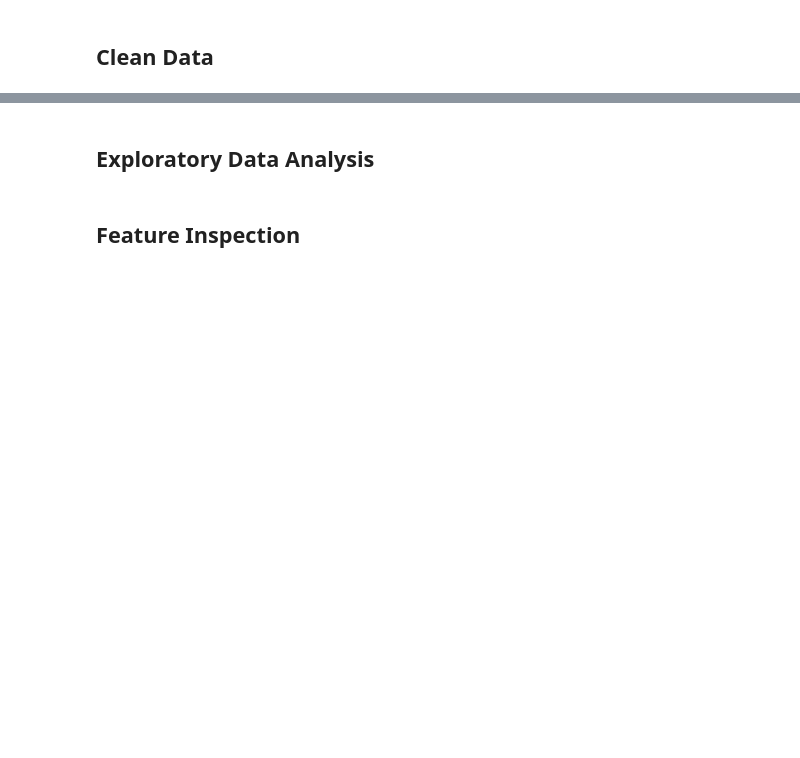
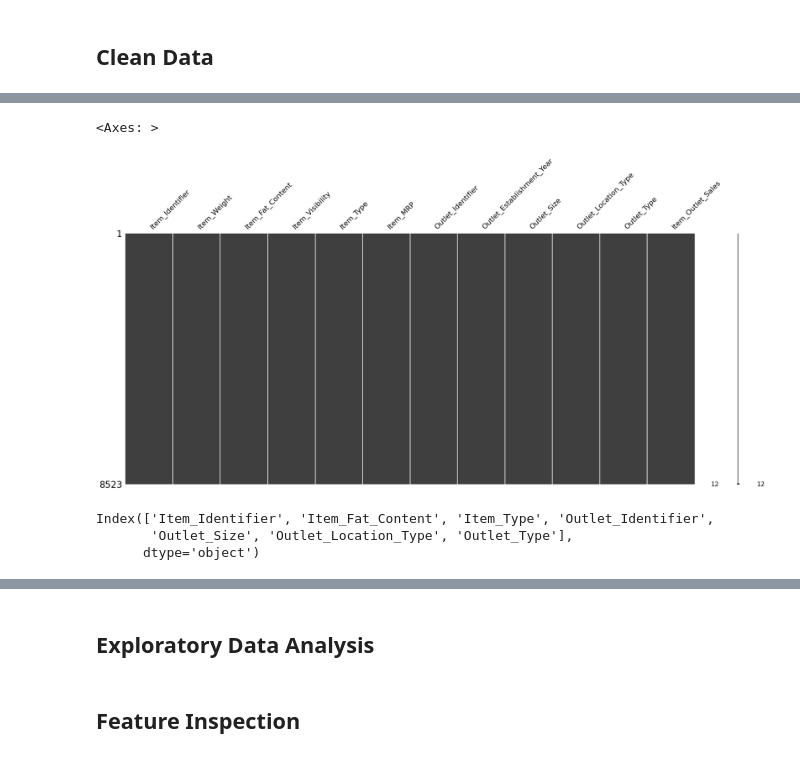
Before and after one commit to KamalRiad90/Prediction-of-Product-Sales, a Jupyter notebook: Prediction_of_Product_Sales.ipynb, the cells around one changed output, grey strips where cells are left out. Saved outputs shown, nothing was run; the diff lists cells and outputs as text; code cells hidden in the pictures; blank space fills up the shorter version.

```diff
--- a/Prediction_of_Product_Sales.ipynb
+++ b/Prediction_of_Product_Sales.ipynb
@@ -10,0 +20,4 @@
+# %%
+path = '/content/drive/MyDrive/AXSOSACADEMY/01-Fundamentals/Week02/sales_predictions_2023.csv'
+df= pd.read_csv(path)
+df.head()
@@ -12,0 +96,4 @@
+# %%
+df['Item_Weight'].value_counts()
+df['Item_Weight'] = df['Item_Weight'].fillna(value = -1)
+df['Item_Weight'].value_counts()
@@ -12,0 +116,4 @@
+# %%
+df['Outlet_Size'].value_counts()
+df['Outlet_Size'] = df['Outlet_Size'].fillna(value = 'Unknown')
+df['Outlet_Size'].value_counts()
@@ -12,0 +128,15 @@
+# %%
+#to make sure there is no null now
+df.isna().sum()
+msno.matrix(df)
+# %% [output]
+<Axes: >
+[figure, added]
+# %%
+data_types = df.dtypes
+str_cols = data_types[data_types=='object'].index
+str_cols
+# %% [output]
+Index(['Item_Identifier', 'Item_Fat_Content', 'Item_Type', 'Outlet_Identifier',
+       'Outlet_Size', 'Outlet_Location_Type', 'Outlet_Type'],
+      dtype='object')
```
Also changed, not shown: parts of 14 cells of this notebook.
